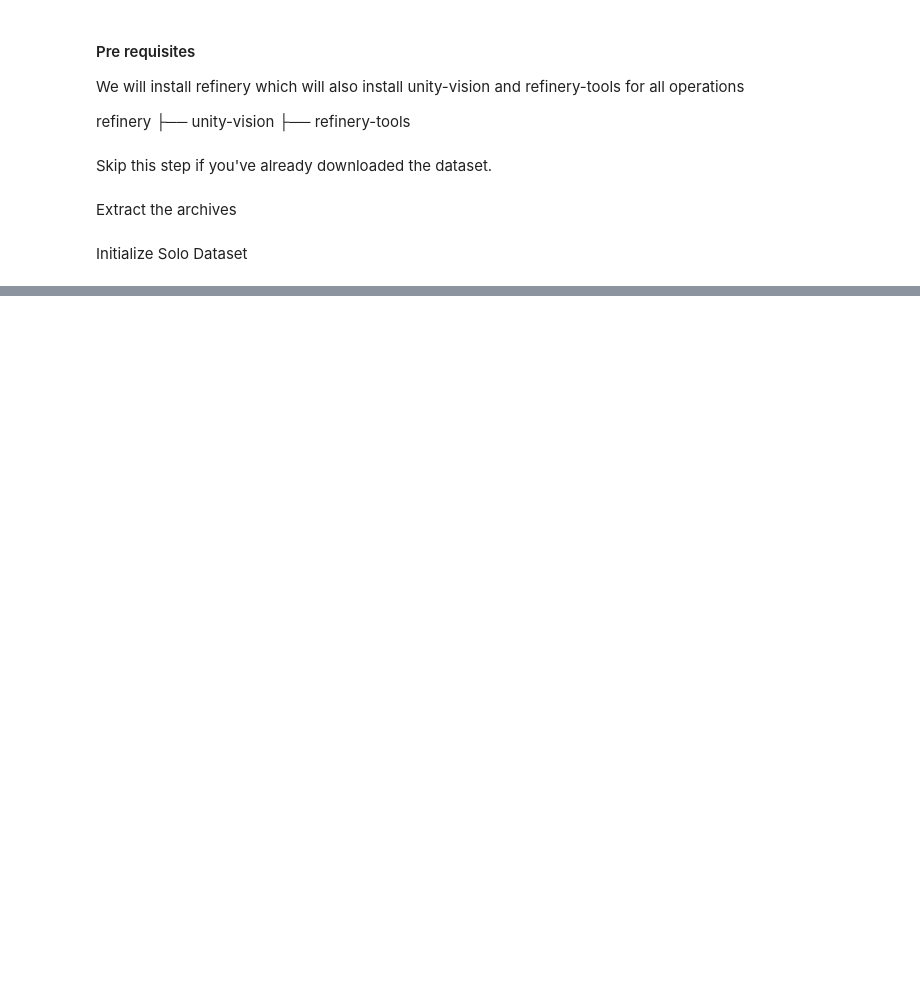
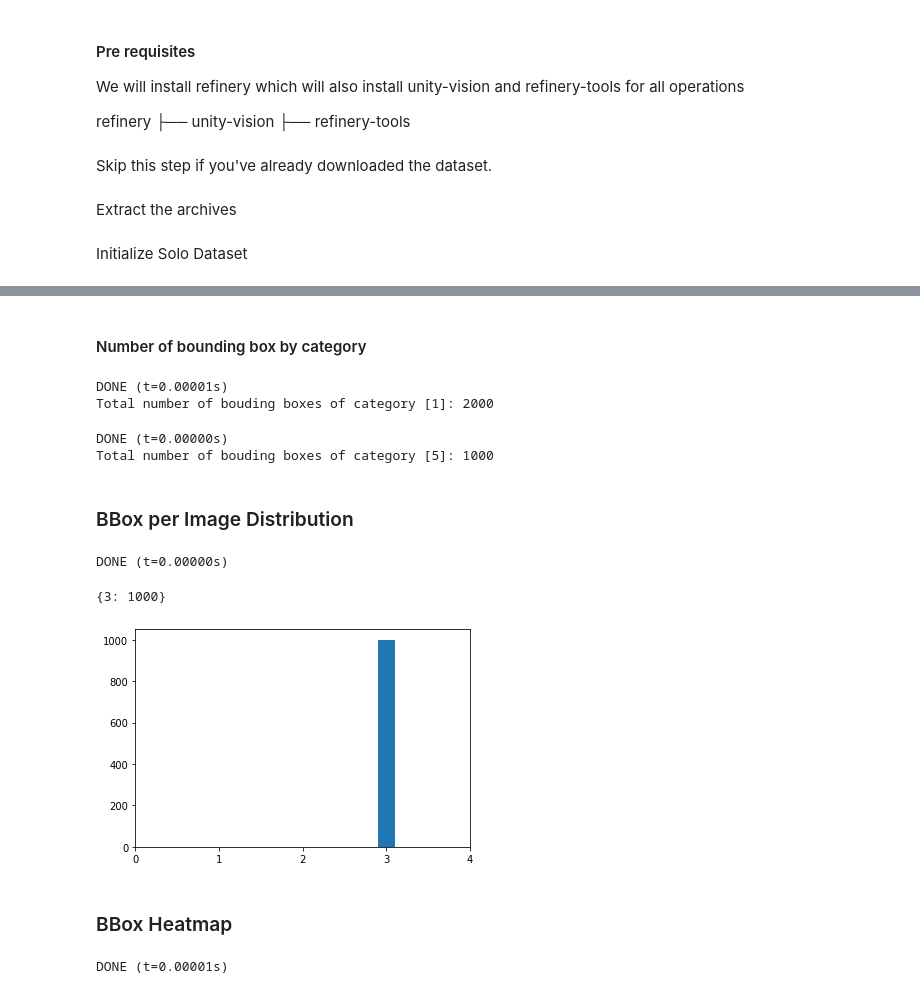
Before and after one commit to Unity-Technologies/pysolotools, a Jupyter notebook: examples/ucvd-solo-to-coco/pySOLO.ipynb, the cells around one changed output, grey strips where cells are left out. Saved outputs shown, nothing was run; the diff lists cells and outputs as text; code cells hidden in the pictures; blank space fills up the shorter version.

```diff
--- a/examples/ucvd-solo-to-coco/pySOLO.ipynb
+++ b/examples/ucvd-solo-to-coco/pySOLO.ipynb
@@ -83,0 +54,6 @@ while True:
+# %%
+print("Dataset Metadata !! ")
+# print(solo.get_metadata())
+stats = solo.stats
+print(f"Unity Version: {stats.metadata.unityVersion}")
+print(f"Total frames in the dataset: {stats.metadata.totalFrames}")
@@ -83,0 +75,39 @@ while True:
+# %% [markdown]
+#### Number of bounding box by category
+# %%
+cat_id = 1
+num_bbox = stats.get_num_bbox(cat_ids=[cat_id])
+print(f"Total number of bounding boxes of category [{cat_id}]: {num_bbox}")
+# %% [output]
+DONE (t=0.00001s)
+Total number of bouding boxes of category [1]: 2000
+# %%
+cat_id = 5
+num_bbox = stats.get_num_bbox(cat_ids=[cat_id])
+print(f"Total number of bouding boxes of category [{cat_id}]: {num_bbox}")
+# %% [output]
+DONE (t=0.00000s)
+Total number of bouding boxes of category [5]: 1000
+# %% [markdown]
+### BBox per Image Distribution
+# %%
+bbox_dist = stats.get_bbox_per_img_dist()
+bbox_dist
+# %% [output]
+DONE (t=0.00000s)
+{3: 1000}
+# %%
+x, y = bbox_dist.keys(), bbox_dist.values()
+fig, ax = plt.subplots(1, 1)
+ax.bar(x, y, width=0.2)
+ax.set_xlim(1, 4)
+plt.xticks([0,1,2,3,4])
+plt.show()
+# %% [output]
+[figure, added]
+# %% [markdown]
+### BBox Heatmap
+# %%
+bbox_hm = stats.get_bbox_heatmap()
+# %% [output]
+DONE (t=0.00001s)
```
Also changed, not shown: parts of 25 cells of this notebook, 26 other files.
